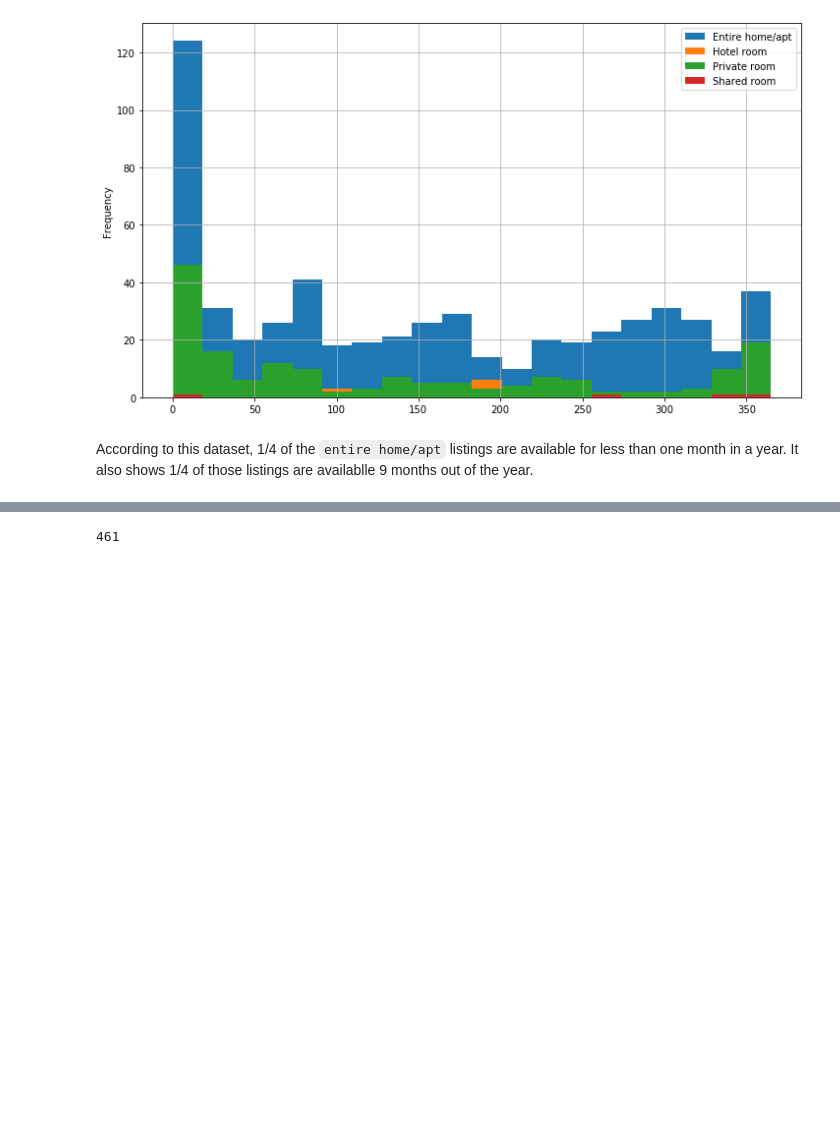
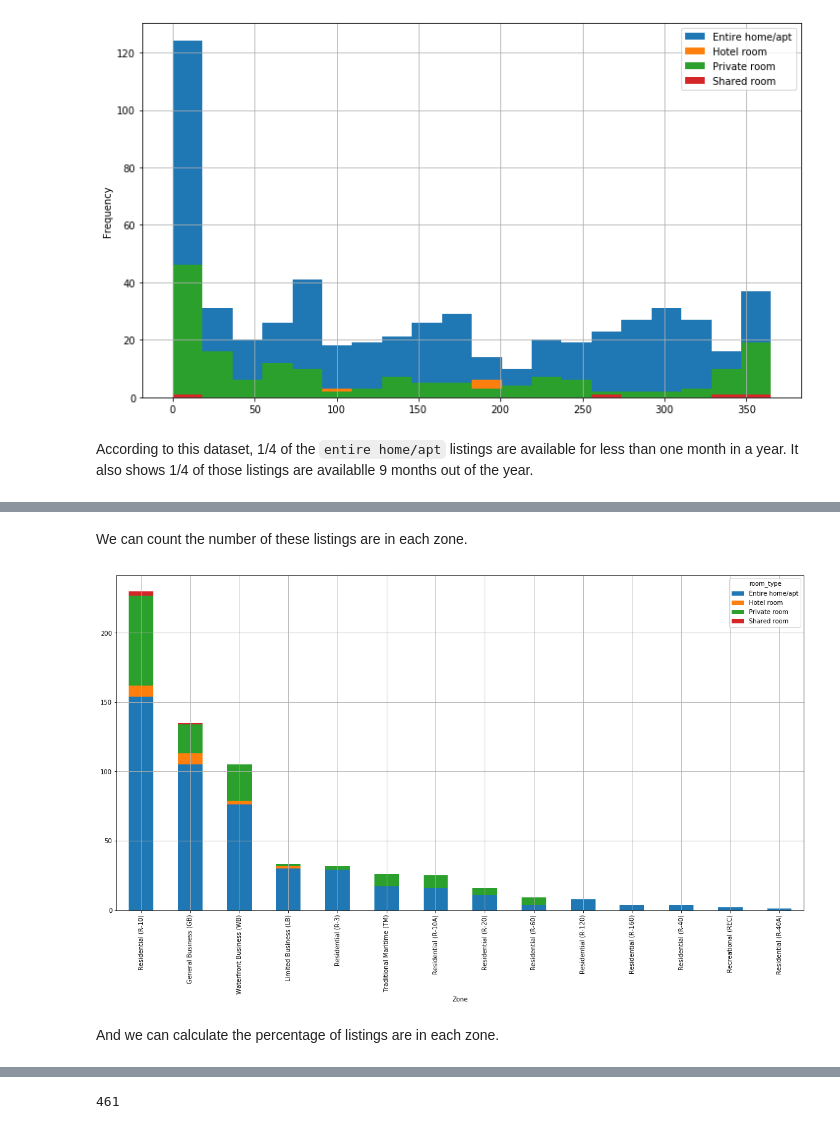
Before and after one commit to paulopperman/short-term-rental-research, a Jupyter notebook: STR Data Exploration.ipynb, the cells around one changed output, grey strips where cells are left out. Drawn from its saved outputs; the diff is of its cells as text; code cells hidden in the pictures; blank space fills up the shorter version.

```diff
--- a/STR Data Exploration.ipynb
+++ b/STR Data Exploration.ipynb
@@ -84,0 +98,12 @@ According to this dataset, 1/4 of the `entire home/apt` listings are available f
+# %%
+abb_zones = abb_data.sjoin(parcels.to_crs('epsg:4326').dissolve(by='Zone').reset_index())  # geospatial join to attach underlying zone data to airbnb listings
+# %% [markdown]
+We can count the number of these listings are in each zone.
+# %%
+zone_order = ['Residential (R-10)', 'General Business (GB)', 'Waterfront Business (WB)', 'Limited Business (LB)', 'Residential (R-3)', 'Traditional Maritime (TM)', 'Residential (R-10A)', 'Residential (R-20)', 'Residential (R-60)', 'Residential (R-120)', 'Residential (R-160)', 'Residential (R-40)', 'Recreational (REC)', 'Residential (R-40A)']
+abb_zones[['room_type','Zone']].groupby('Zone')['room_type'].value_counts().unstack().reindex(zone_order).plot.bar(figsize=(20,10), stacked=True, grid=True)
+plt.show()
+# %% [output]
+[figure, added]
+# %% [markdown]
+And we can calculate the percentage of listings are in each zone.
```
Also changed, not shown: parts of 27 cells of this notebook.
